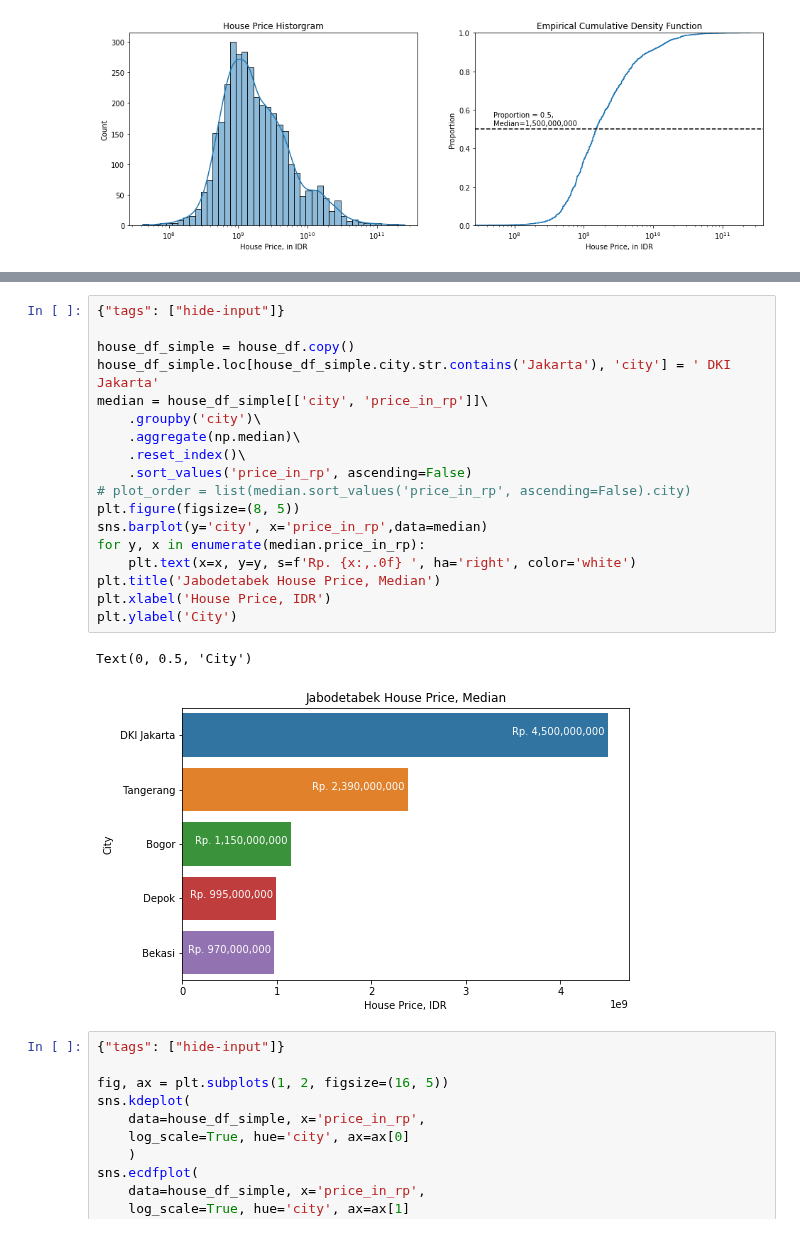
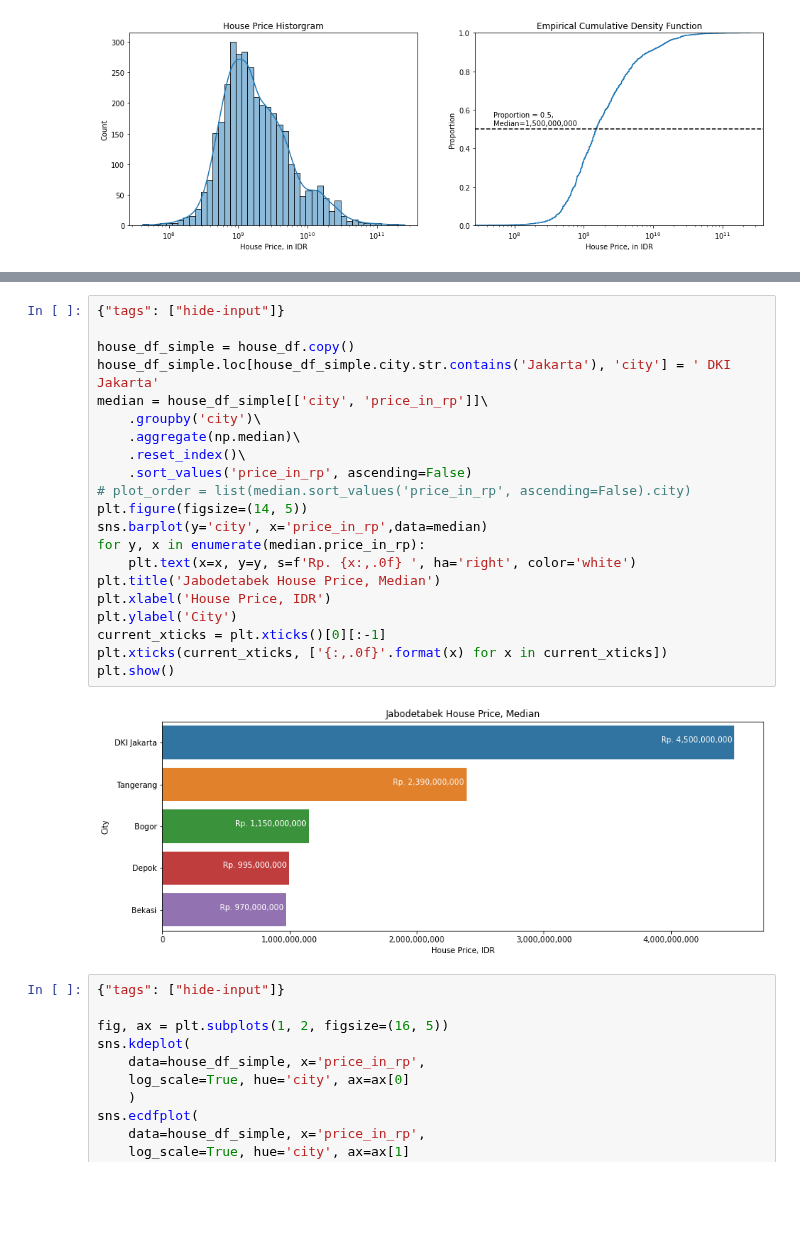
Before and after one commit to nbarizki/jabodetabekhousepricing, a Jupyter notebook: 2- Statistical Analysis of House Price Offers.ipynb, the cells around one changed output, grey strips where cells are left out. Saved outputs shown, nothing was run; the diff lists cells and outputs as text; blank space fills up the shorter version.

```diff
--- a/2- Statistical Analysis of House Price Offers.ipynb
+++ b/2- Statistical Analysis of House Price Offers.ipynb
@@ -405,24 +396,26 @@ for i in median.city:
 # %%
 {"tags": ["hide-input"]}
 
 house_df_simple = house_df.copy()
 house_df_simple.loc[house_df_simple.city.str.contains('Jakarta'), 'city'] = ' DKI Jakarta'
 median = house_df_simple[['city', 'price_in_rp']]\
     .groupby('city')\
     .aggregate(np.median)\
     .reset_index()\
     .sort_values('price_in_rp', ascending=False)
 # plot_order = list(median.sort_values('price_in_rp', ascending=False).city)
-plt.figure(figsize=(8, 5))
+plt.figure(figsize=(14, 5))
 sns.barplot(y='city', x='price_in_rp',data=median)
 for y, x in enumerate(median.price_in_rp):
     plt.text(x=x, y=y, s=f'Rp. {x:,.0f} ', ha='right', color='white')
 plt.title('Jabodetabek House Price, Median')
 plt.xlabel('House Price, IDR')
 plt.ylabel('City')
+current_xticks = plt.xticks()[0][:-1]
+plt.xticks(current_xticks, ['{:,.0f}'.format(x) for x in current_xticks])
+plt.show()
 # %% [output]
-Text(0, 0.5, 'City')
-[figure, old version]
+[figure, new version]
 # %%
 {"tags": ["hide-input"]}
 
```
Also changed, not shown: parts of 5 cells of this notebook.
